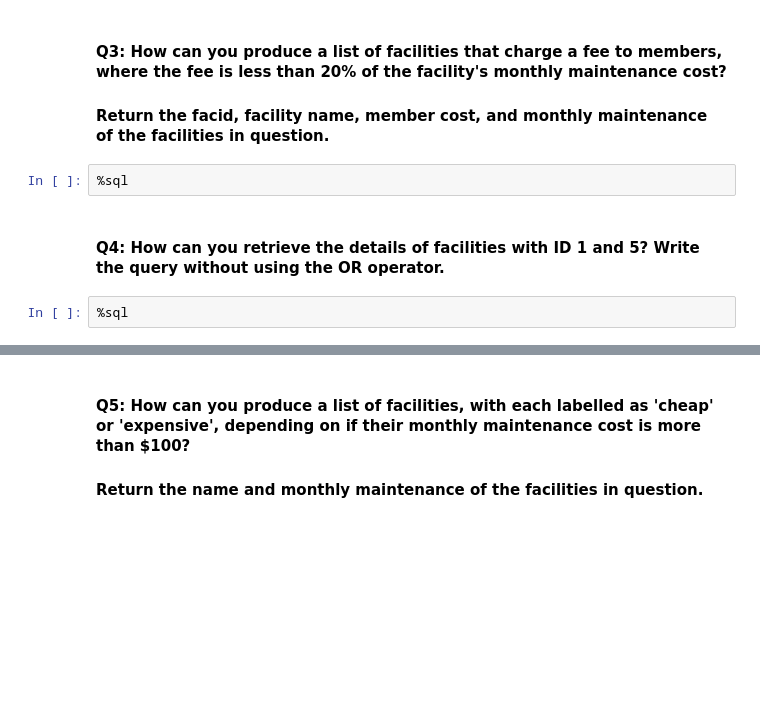
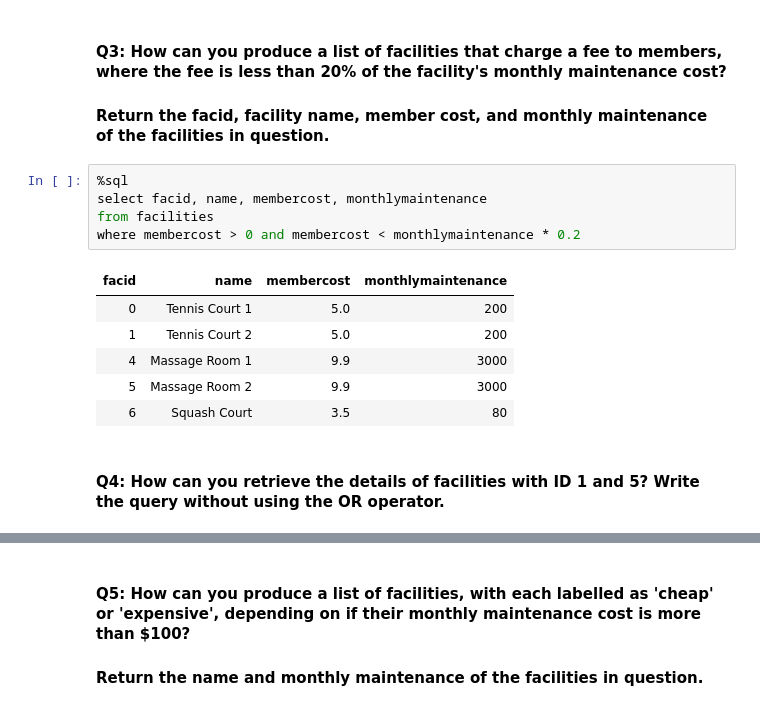
Before and after one commit to kyeongbkim/mec-mini-projects, a Jupyter notebook: mec-5.6.6-sql-with-spark-mini-project/Mini_Project_SQL_with_Spark.ipynb, the cells around one changed output, grey strips where cells are left out. Drawn from its saved outputs; the diff is of its cells as text; blank space fills up the shorter version.

```diff
--- a/mec-5.6.6-sql-with-spark-mini-project/Mini_Project_SQL_with_Spark.ipynb
+++ b/mec-5.6.6-sql-with-spark-mini-project/Mini_Project_SQL_with_Spark.ipynb
@@ -114,9 +158,17 @@ select * from bookings limit 3
 # %% [markdown]
 #### Q3: How can you produce a list of facilities that charge a fee to members, where the fee is less than 20% of the facility's monthly maintenance cost?
 #### Return the facid, facility name, member cost, and monthly maintenance of the facilities in question.
-# %%
-%sql
+# %%
+%sql
+select facid, name, membercost, monthlymaintenance
+from facilities
+where membercost > 0 and membercost < monthlymaintenance * 0.2
+# %% [output]
+| facid | name | membercost | monthlymaintenance |
+| 0 | Tennis Court 1 | 5.0 | 200 |
+| 1 | Tennis Court 2 | 5.0 | 200 |
+| 4 | Massage Room 1 | 9.9 | 3000 |
+| 5 | Massage Room 2 | 9.9 | 3000 |
+| 6 | Squash Court | 3.5 | 80 |
 # %% [markdown]
 #### Q4: How can you retrieve the details of facilities with ID 1 and 5? Write the query without using the OR operator.
-# %%
-%sql
```
Also changed, not shown: parts of 21 cells of this notebook.
